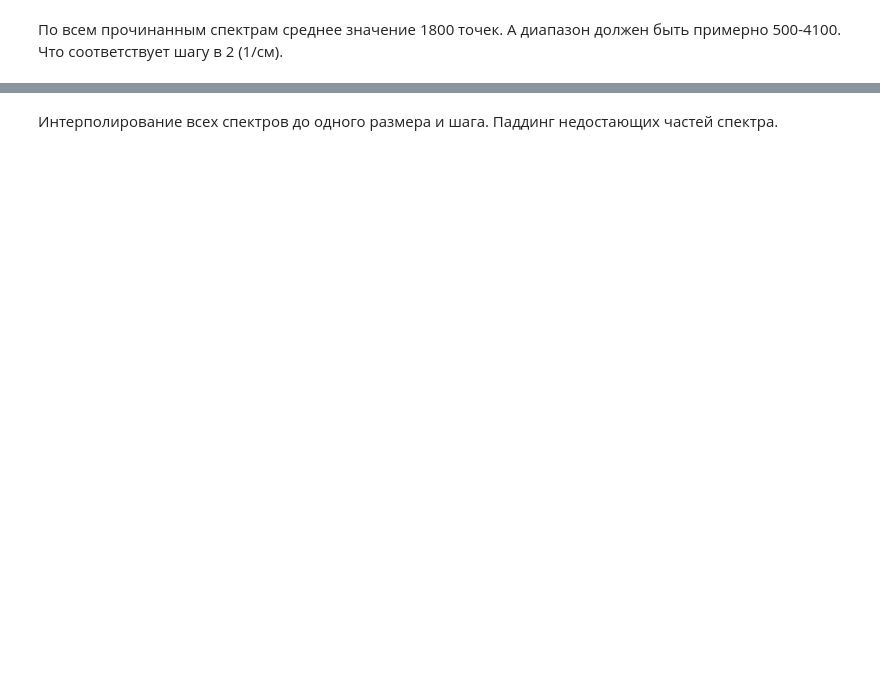
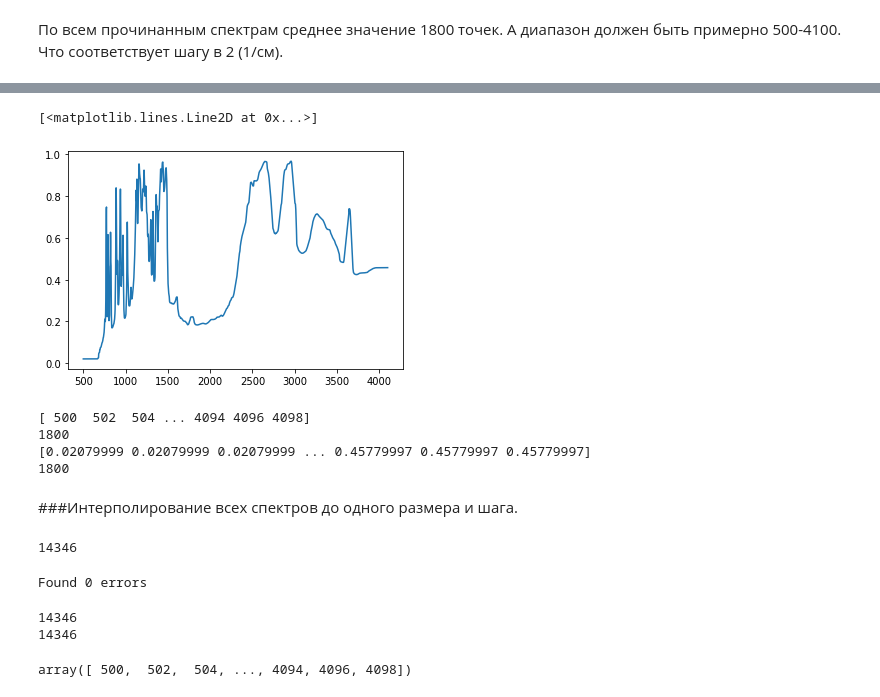
Before and after one commit to Lamblador/IR_expert_system, a Jupyter notebook: Koshelev_IR_expert_system_1_Dataset_Preparation.ipynb, the cells around one changed output, grey strips where cells are left out. Saved outputs shown, nothing was run; the diff lists cells and outputs as text; code cells hidden in the pictures; blank space fills up the shorter version.

```diff
--- a/Koshelev_IR_expert_system_1_Dataset_Preparation.ipynb
+++ b/Koshelev_IR_expert_system_1_Dataset_Preparation.ipynb
@@ -1418,2 +1479,43 @@ dataset_df.maxx.mean()
+# %%
+from scipy import interpolate
+
+def interpolate_in_borders_with_delta(x, y, borders = [500, 4100], deltax = 2):
+  '''
+  x, y - array like data
+  borders - list of [low_border, high border]
+  deltax - increment of new data
+
+  returns new x, y data as lists with increment = deltax
+  '''
+  x, y = list(x), list(y)
+  f = interpolate.interp1d(x, y)
+  #print(f(x[0]))
+  x_new = []
+  for i in range(borders[0], borders[1], deltax):
+    x_new.append(i)
+  x_new = np.array(x_new)
+  y_new = f(x_new)
+
+  return x_new, y_new
+# %%
+x1, y1 = interpolate_in_borders_with_delta(x, y)
+plt.plot(x1, y1)
+# %% [output]
+[<matplotlib.lines.Line2D at 0x...>]
+[figure, added]
+# %%
+print(x1)
+print(len(x1))
+print(y1)
+print(len(y1))
+# %% [output]
+[ 500  502  504 ... 4094 4096 4098]
+1800
+[0.02079999 0.02079999 0.02079999 ... 0.45779997 0.45779997 0.45779997]
+1800
 # %% [markdown]
-Интерполирование всех спектров до одного размера и шага. Паддинг недостающих частей спектра.
+###Интерполирование всех спектров до одного размера и шага.
+# %%
+len(dataset_df[['x']])
+# %% [output]
+14346
@@ -1419,0 +1525,29 @@ dataset_df.maxx.mean()
+# %%
+x_list, y_list = [], []
+errors = 0
+for i in tqdm(range(len(dataset_df[['x']]))):
+  try:
+      x, y = dataset_df[['x']].iloc[i].tolist(), dataset_df[['y']].iloc[i].tolist()
+      x1, y1 = padding_ir_below(x[0], y[0], 500.0)
+
+      x2, y2 = padding_ir_above(x1, y1, 4100.0)
+
+      x3, y3 = interpolate_in_borders_with_delta(x2, y2)
+      x_list.append(x3)
+      y_list.append(y3)
+  except ValueError:
+      #print(f'0: {len(x)}, {len(y)}, 1: {len(x1)}, {len(y1)}, 2: {len(x2)}, {len(y2)}')
+      errors +=errors
+      x_list.append(np.nan)
+      y_list.append(np.nan)
+print(f'Found {errors} errors')
+# %% [output]
+Found 0 errors
+# %%
+print(len(x_list))
+print(len(y_list))
+x_list[0]
+# %% [output]
+14346
+14346
+array([ 500,  502,  504, ..., 4094, 4096, 4098])
```
Also changed, not shown: parts of 23 cells of this notebook.
